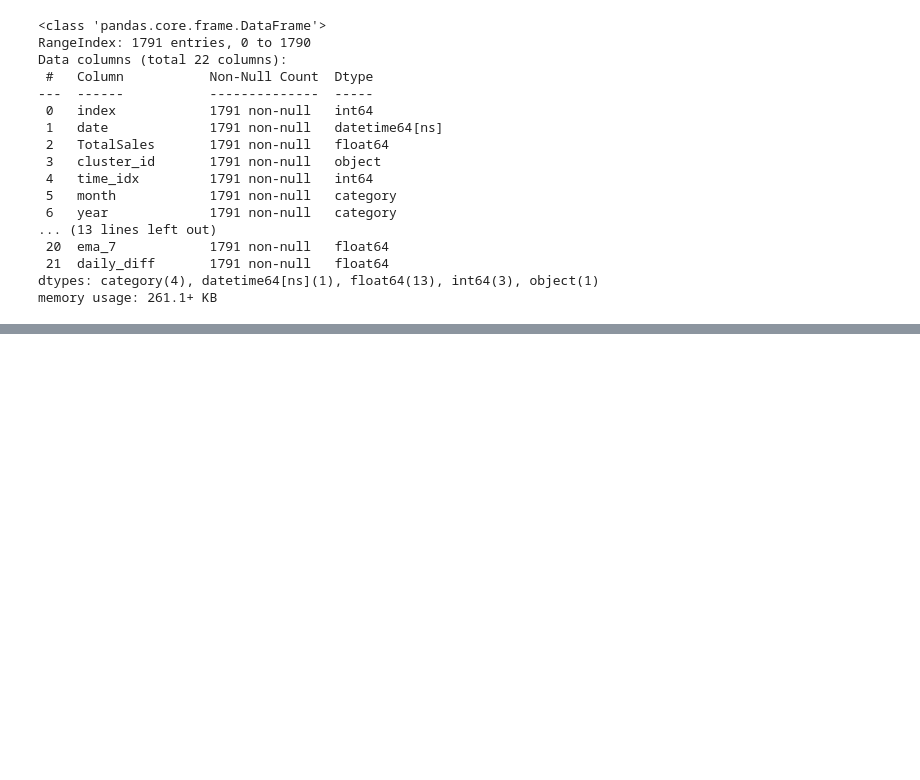
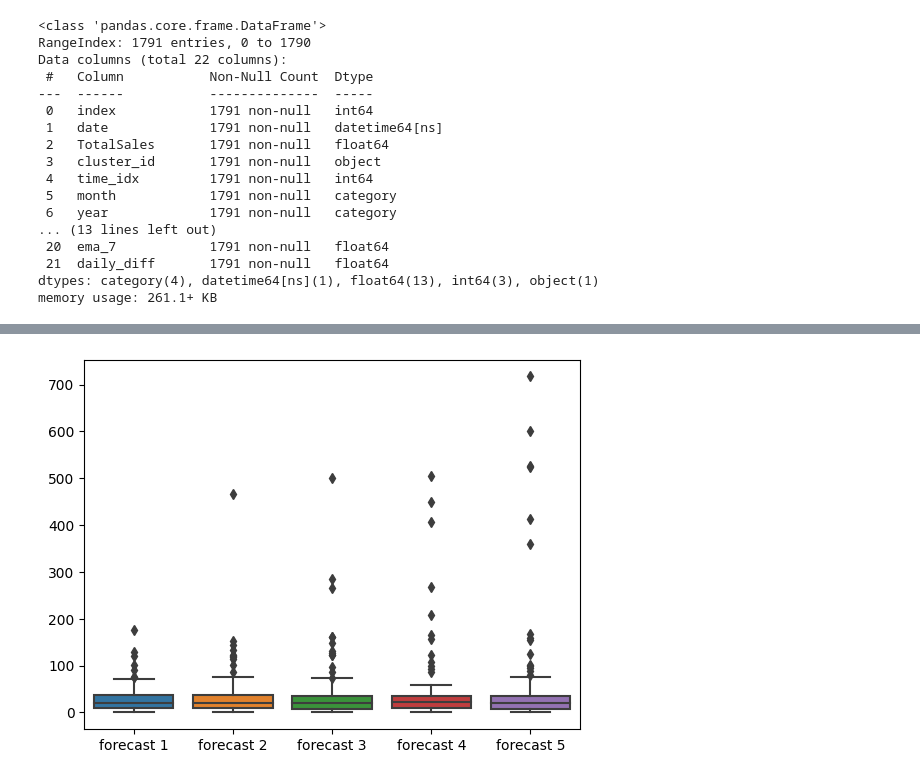
Before and after one commit to Gaurav0502/daily-sales-forecasting, a Jupyter notebook: modelling.ipynb, the cells around one changed output, grey strips where cells are left out. Saved outputs shown, nothing was run; the diff lists cells and outputs as text; code cells hidden in the pictures; blank space fills up the shorter version.

```diff
--- a/modelling.ipynb
+++ b/modelling.ipynb
@@ -83,0 +242,4 @@ memory usage: 261.1+ KB
+# %%
+e.mape_by_forecast()
+# %% [output]
+[figure, added]
```
Also changed, not shown: parts of 9 cells of this notebook.
